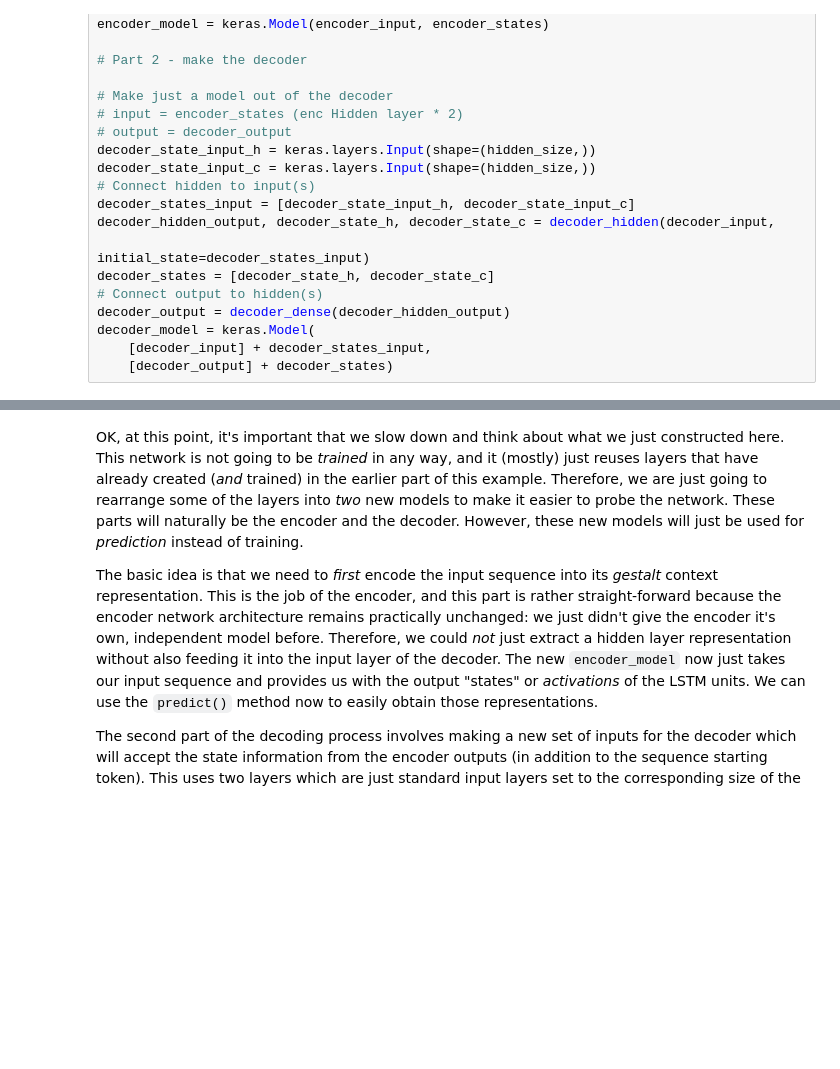
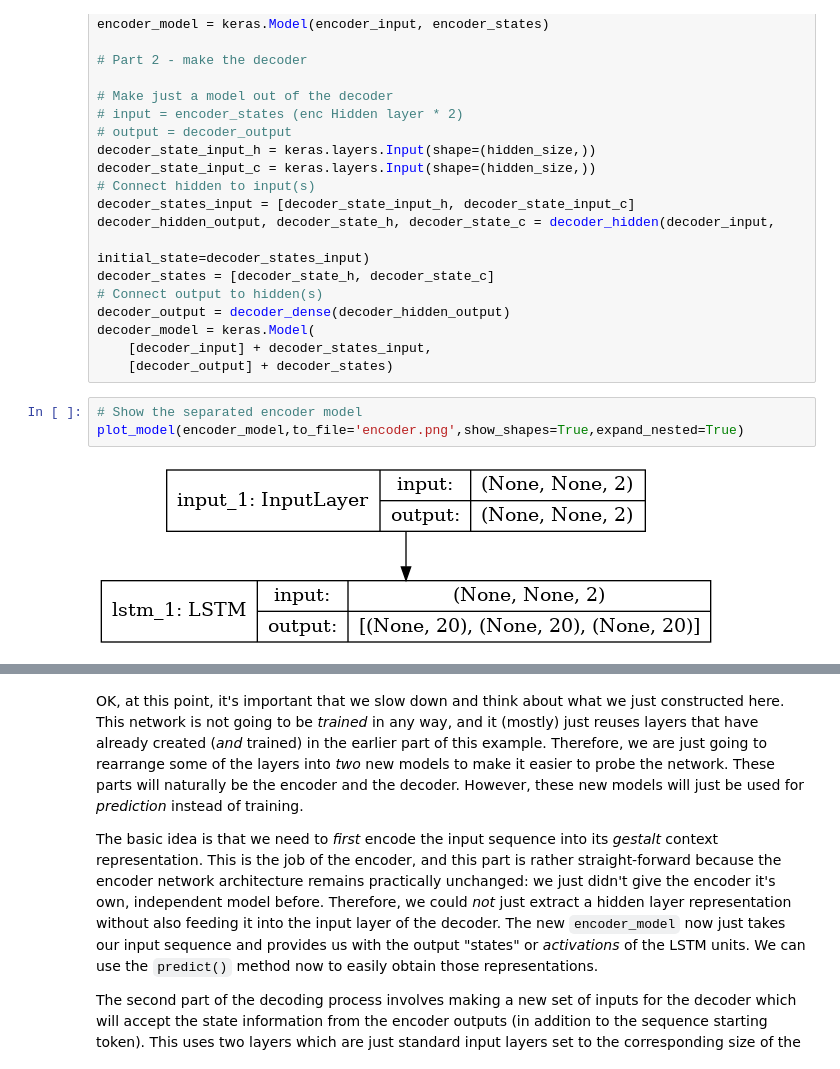
Before and after one commit to CSCI4850/notebook-examples, a Jupyter notebook: Recurrent Neural Networks/Encoder-Decoder.ipynb, the cells around one changed output, grey strips where cells are left out. Cells and saved outputs as stored; diff of their text form; blank space fills up the shorter version.

```diff
--- a/Recurrent Neural Networks/Encoder-Decoder.ipynb
+++ b/Recurrent Neural Networks/Encoder-Decoder.ipynb
@@ -299,3 +304,8 @@ decoder_output = decoder_dense(decoder_hidden_output)
 decoder_model = keras.Model(
     [decoder_input] + decoder_states_input,
     [decoder_output] + decoder_states)
+# %%
+# Show the separated encoder model
+plot_model(encoder_model,to_file='encoder.png',show_shapes=True,expand_nested=True)
+# %% [output]
+[figure, added]
```
Also changed, not shown: parts of 21 cells of this notebook, 1 other file.
